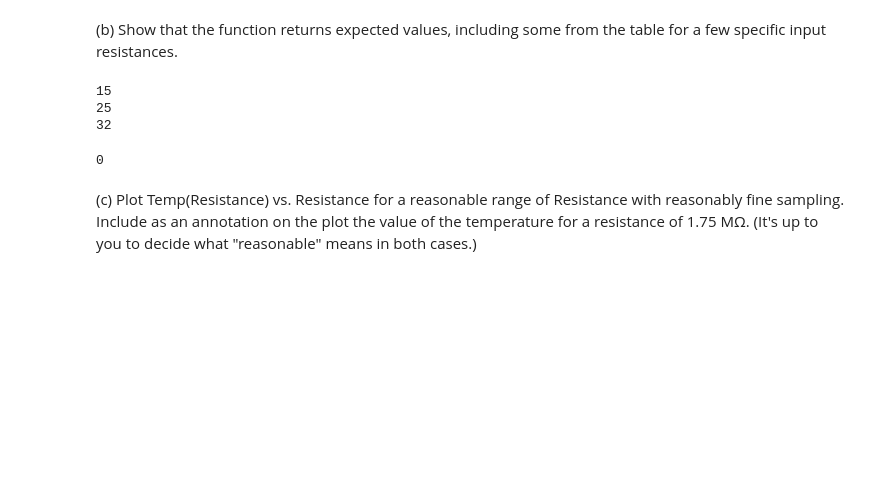
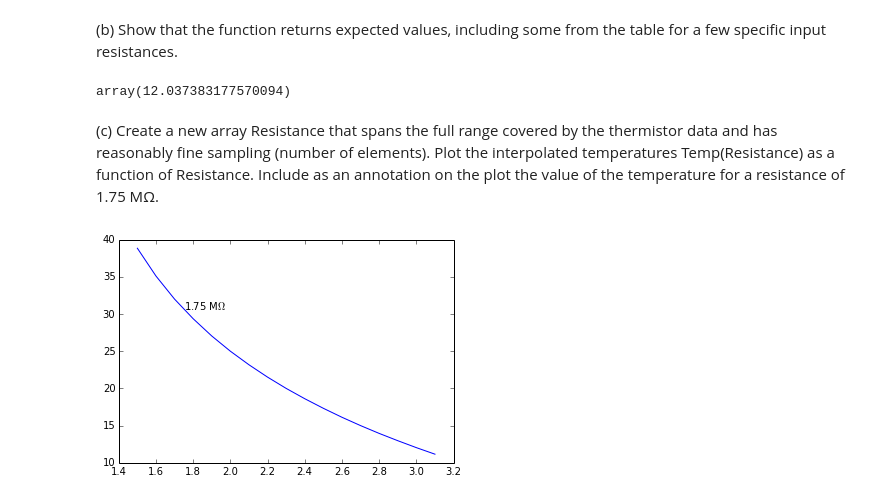
Before and after one commit to znlevine/PHYS202-S14, a Jupyter notebook: SciPy/InterpolationExercises.ipynb, the cells around one changed output. Saved outputs shown, nothing was run; the diff lists cells and outputs as text; code cells hidden in the pictures; blank space fills up the shorter version.

```diff
--- a/SciPy/InterpolationExercises.ipynb
+++ b/SciPy/InterpolationExercises.ipynb
@@ -96,12 +105,34 @@ def Temp(Resistance):
 Temp(2.7)
 Temp(2.000)
 Temp(1.7)
-Temp(5)
+Temp(1.55)
+Temp(3)
 # %% [output]
-15
-25
-32
+array(12.037383177570094)
-0
 # %% [markdown]
 
-(c) Plot Temp(Resistance) vs. Resistance for a reasonable range of Resistance with reasonably fine sampling. Include as an annotation on the plot the value of the temperature for a resistance of 1.75 MΩ. (It's up to you to decide what "reasonable" means in both cases.)
+(c) Create a new array Resistance that spans the full range covered by the thermistor data and has reasonably fine sampling (number of elements). Plot the interpolated temperatures Temp(Resistance) as a function of Resistance. Include as an annotation on the plot the value of the temperature for a resistance of 1.75 MΩ.
+# %%
+TempRes=[[39,1.496],[38,1.521],[37,1.547],[36,1.574],[35,1.603],
+         [34,1.634],[33,1.666],[32,1.700],[31,1.736],[30,1.774],
+         [29,1.815],[28,1.857],[27,1.902],[26,1.950],[25,2.000],
+         [24,2.053],[23,2.110],[22,2.169],[21,2.233],[20,2.300],
+         [19,2.371],[18,2.446],[17,2.526],[16,2.610],[15,2.700],
+         [14,2.795],[13,2.897],[12,3.004],[11,3.118],[10,3.239]]
+ResInterp=interpld(TempRes[0],TempRes[1])
+
+TempList=[]
+for pair in TempRes:
+    TempList.append(pair[0])
+ResList=[]
+for pair in TempRes:
+    ResList.append(pair[1])
+
+TempNew=interpld(ResList,TempList)
+Resistance=np.arange(1.5,3.2,0.1)
+Tempratures=TempNew(Resistance)
+plt.plot(Resistance,Tempratures)
+plt.annotate('1.75 M' r'$\Omega$', xy=(1.75,TempNew(1.75)))
+plt.show()
+# %% [output]
+[figure, added]
```
Also changed, not shown: parts of 2 cells of this notebook, 2 other files.
